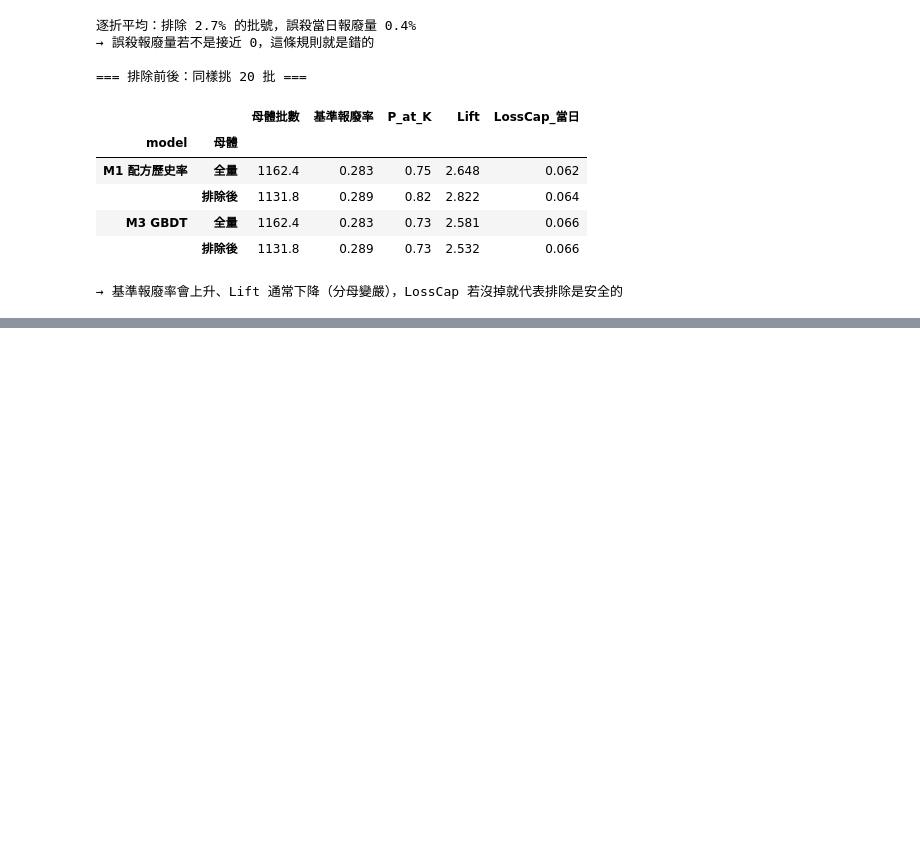
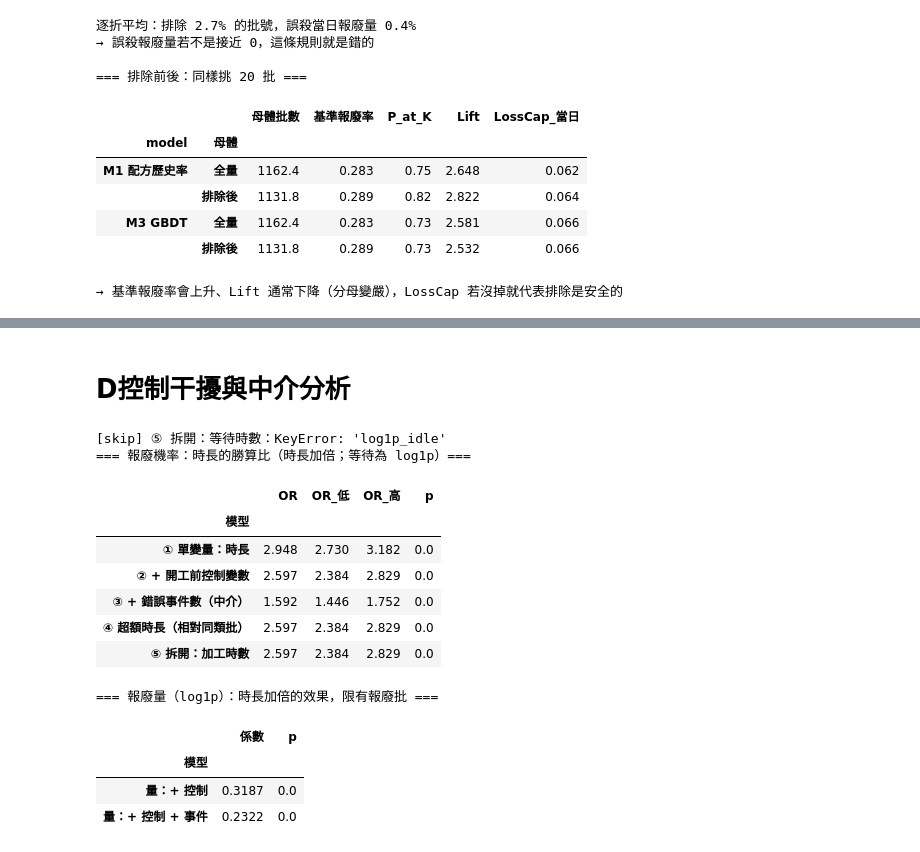
Before and after one commit to aceaceace123/test0806, a Jupyter notebook: PredictiveRiskPrior.ipynb, the cells around one changed output, grey strips where cells are left out. Saved outputs shown, nothing was run; the diff lists cells and outputs as text; code cells hidden in the pictures; blank space fills up the shorter version.

```diff
--- a/PredictiveRiskPrior.ipynb
+++ b/PredictiveRiskPrior.ipynb
@@ -1132,0 +1282,77 @@ print("→ 基準報廢率會上升、Lift 通常下降（分母變嚴），Loss
+# %% [markdown]
+# D控制干擾與中介分析
+# %%
+# === D. 控制干擾與中介：時長的效果在控制後還剩多少？===
+import patsy
+import statsmodels.api as sm
+from scipy.stats import chi2
+
+def fit_model(formula, data, kind="logit"):
+    """自動剔除完全共線的欄位（例如某樓層只有一種機種）後再擬合，避免 Singular matrix"""
+    y, X = patsy.dmatrices(formula, data, return_type="dataframe")
+    d = np.abs(np.diag(np.linalg.qr(X.to_numpy())[1]))
+    X = X.loc[:, d > 1e-8 * d.max()]
+    if kind == "logit":
+        return sm.Logit(y, X).fit(disp=0, maxiter=200)
+    return sm.OLS(y, X).fit()
+
+m = ana.dropna(subset=["dur_h","prior_recipe_p"]).copy()
+for c in ["step_id","equip_type","floor"]:
+    m[c] = m[c].astype(str)                               # 字串欄位在公式中自動視為類別
+m["log2_dur"]    = np.log2(m.dur_h.clip(lower=0.1))     # 係數 = 時長加倍時的效果
+m["log2_busy"]   = np.log2(m.busy_h.clip(lower=0.1))
+m["log1p_idle"]  = np.log1p(m.idle_h)
+m["log1p_ev"]    = np.log1p(m.total_event)
+m["log_ng"]      = np.log1p(m.y_qty)
+
+CTRL = "log_in_qty + n_machines + n_runs + prior_recipe_p + step_id + equip_type + floor"
+
+# 預期時長：只用開工前已知的資訊預測 log2 時長，殘差 = 「比同類批多待了多少」
+m["excess_dur"] = fit_model(f"log2_dur ~ {CTRL}", m, kind="ols").resid
+
+def logit_or(formula, var, data=m):
+    fit = fit_model(formula, data)
+    b, se = fit.params[var], fit.bse[var]
+    return {"OR": np.exp(b), "OR_低": np.exp(b - 1.96*se), "OR_高": np.exp(b + 1.96*se), "p": fit.pvalues[var]}
+
+specs = [
+    ("① 單變量：時長",                        "y_bin ~ log2_dur",                          "log2_dur"),
+    ("② + 開工前控制變數",                     f"y_bin ~ log2_dur + {CTRL}",                "log2_dur"),
+    ("③ + 錯誤事件數（中介）",                 f"y_bin ~ log2_dur + log1p_ev + {CTRL}",     "log2_dur"),
+    ("④ 超額時長（相對同類批）",               f"y_bin ~ excess_dur + {CTRL}",              "excess_dur"),
+    ("⑤ 拆開：加工時數",                       f"y_bin ~ log2_busy + log1p_idle + {CTRL}",  "log2_busy"),
+    ("⑤ 拆開：等待時數",                       f"y_bin ~ log2_busy + log1p_idle + {CTRL}",  "log1p_idle"),
+]
+res = []
+for name, f, v in specs:
+    try:
+        res.append({"模型": name, **logit_or(f, v)})
+    except Exception as e:
+        print(f"[skip] {name}：{type(e).__name__}: {e}")
+print("=== 報廢機率：時長的勝算比（時長加倍；等待為 log1p）===")
+display(pd.DataFrame(res).set_index("模型").round(3))
+
+# 報廢量：只看有報廢的批，時長是否跟「量」有關
+pos = m[m.y_bin == 1]
+rows = []
+for name, f, v in [("量：+ 控制", f"log_ng ~ log2_dur + {CTRL}", "log2_dur"),
+                   ("量：+ 控制 + 事件", f"log_ng ~ log2_dur + log1p_ev + {CTRL}", "log2_dur")]:
+    fit = fit_model(f, pos, kind="ols")
+    rows.append({"模型": name, "係數": fit.params[v], "p": fit.pvalues[v]})
+print("=== 報廢量（log1p）：時長加倍的效果，限有報廢批 ===")
+display(pd.DataFrame(rows).set_index("模型").round(4))
+# %% [output]
+[skip] ⑤ 拆開：等待時數：KeyError: 'log1p_idle'
+=== 報廢機率：時長的勝算比（時長加倍；等待為 log1p）===
+|  | OR | OR_低 | OR_高 | p |
+| 模型 |  |  |  |  |
+| ① 單變量：時長 | 2.948 | 2.730 | 3.182 | 0.0 |
+| ② + 開工前控制變數 | 2.597 | 2.384 | 2.829 | 0.0 |
+| ③ + 錯誤事件數（中介） | 1.592 | 1.446 | 1.752 | 0.0 |
+| ④ 超額時長（相對同類批） | 2.597 | 2.384 | 2.829 | 0.0 |
+| ⑤ 拆開：加工時數 | 2.597 | 2.384 | 2.829 | 0.0 |
+=== 報廢量（log1p）：時長加倍的效果，限有報廢批 ===
+|  | 係數 | p |
+| 模型 |  |  |
+| 量：+ 控制 | 0.3187 | 0.0 |
+| 量：+ 控制 + 事件 | 0.2322 | 0.0 |
```
Also changed, not shown: parts of 9 cells of this notebook.
